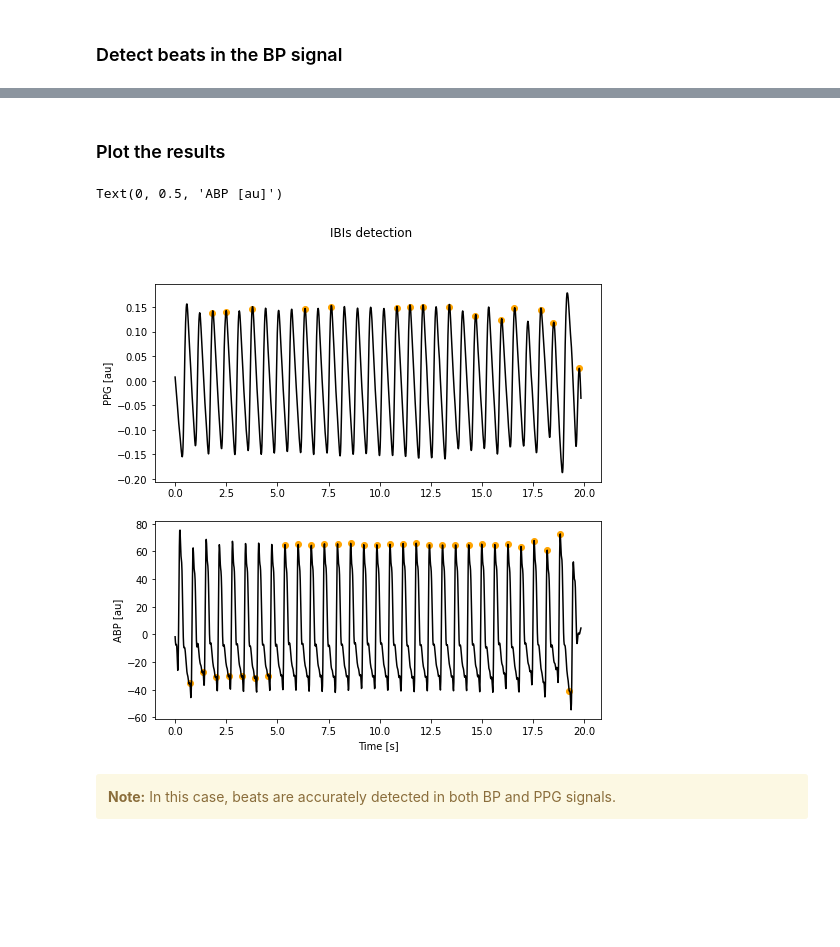
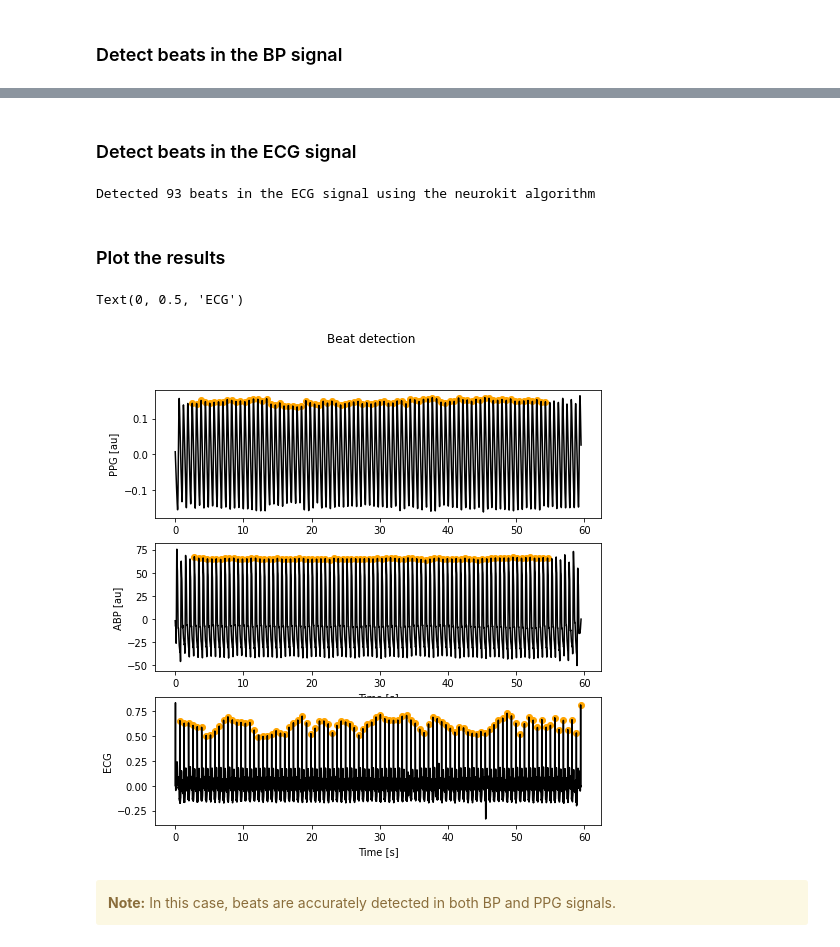
Before and after one commit to peterhcharlton/bsp-book, a Jupyter notebook: content/tutorial/notebooks/beat-detection.ipynb, the cells around one changed output, grey strips where cells are left out. Drawn from its saved outputs; the diff is of its cells as text; code cells hidden in the pictures; blank space fills up the shorter version.

```diff
--- a/content/tutorial/notebooks/beat-detection.ipynb
+++ b/content/tutorial/notebooks/beat-detection.ipynb
@@ -119,0 +155,2 @@ abp_filt = sp.sosfiltfilt(sos_filter, abp)
+# %%
+ecg_filt = sp.sosfiltfilt(sos_filter, ecg)
@@ -209,7 +264,6 @@ We'll use the 'D2max' algorithm in the rest of this tutorial
 # %% [markdown]
 ### Detect beats in the BP signal
 # %%
-temp_fs = 125
-abp_ibis_d2max = pulse_detect(abp_filt,temp_fs,5,'d2max')
-print("Detected {} beats in the BP signal using the {} algorithm".format(len(abp_ibis_d2max), "D2max"))
+abp_ibis = pulse_detect(abp_filt,fs,5,'bishop', vis=True)
+print("Detected {} beats in the BP signal using the {} algorithm".format(len(abp_ibis), "bishop"))
 # %% [output]
@@ -217,33 +272,55 @@ Detected 30 beats in the BP signal using the D2max algorithm
+# %% [markdown]
+### Detect beats in the ECG signal
+# %%
+# based on: https://neuropsychology.github.io/NeuroKit/studies/ecg_benchmark.html
+
+import neurokit2 as nk
+
+signals, info = nk.ecg_peaks(ecg_filt, sampling_rate=62.5, correct_artifacts=True)
+
+ecg_ibis = info["ECG_R_Peaks"]
+
+print("Detected {} beats in the ECG signal using the {} algorithm".format(len(ecg_ibis), "neurokit"))
+# %% [output]
+Detected 93 beats in the ECG signal using the neurokit algorithm
 # %% [markdown]
 ### Plot the results
 # %%
 from matplotlib import pyplot as plt
 
-fig, (ax1,ax2) = plt.subplots(2, 1,
+fig, (ax1,ax2,ax3) = plt.subplots(3, 1,
                               sharex = False,
                               sharey = False,
                               figsize = (8,8))
-fig.suptitle('IBIs detection')
+fig.suptitle('Beat detection')
 
 t = np.arange(0,len(ppg_filt)/fs,1.0/fs)
 
 ax1.plot(t, ppg_filt, color = 'black')
-ax1.scatter(t[0] + ppg_ibis_d2max/fs,
-            ppg_filt[ppg_ibis_d2max],
+ax1.scatter(t[0] + ppg_ibis_bishop/fs,
+            ppg_filt[ppg_ibis_bishop],
             color = 'orange',
             marker = 'o')
 ax1.set_ylabel('PPG [au]')
 
 ax2.plot(t, abp_filt, color = 'black')
-ax2.scatter(t[0] + abp_ibis_d2max/fs,
-            abp_filt[abp_ibis_d2max],
+ax2.scatter(t[0] + abp_ibis/fs,
+            abp_filt[abp_ibis],
             color = 'orange',
             marker = 'o')
 ax2.set_xlabel('Time [s]')
 ax2.set_ylabel('ABP [au]')
+
+ax3.plot(t, ecg_filt, color = 'black')
+ax3.scatter(t[0] + ecg_ibis/fs,
+            ecg_filt[ecg_ibis],
+            color = 'orange',
+            marker = 'o')
+ax3.set_xlabel('Time [s]')
+ax3.set_ylabel('ECG')
 # %% [output]
-Text(0, 0.5, 'ABP [au]')
+Text(0, 0.5, 'ECG')
-[figure, old version]
+[figure, new version]
 # %% [markdown]
 <div class="alert alert-block alert-warning"> <b>Note:</b> In this case, beats are accurately detected in both BP and PPG signals.</div>
 # %% [markdown]
```
Also changed, not shown: parts of 24 cells of this notebook.
